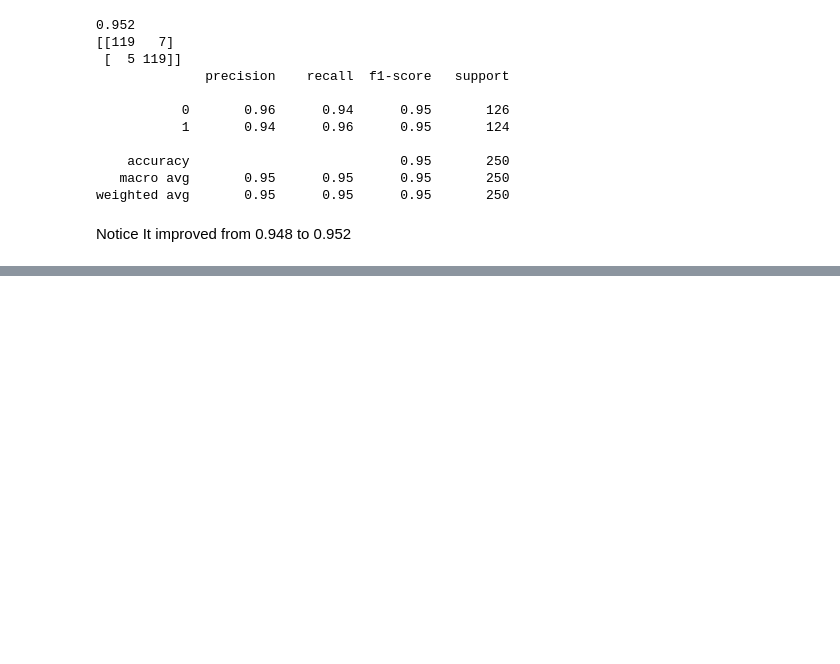
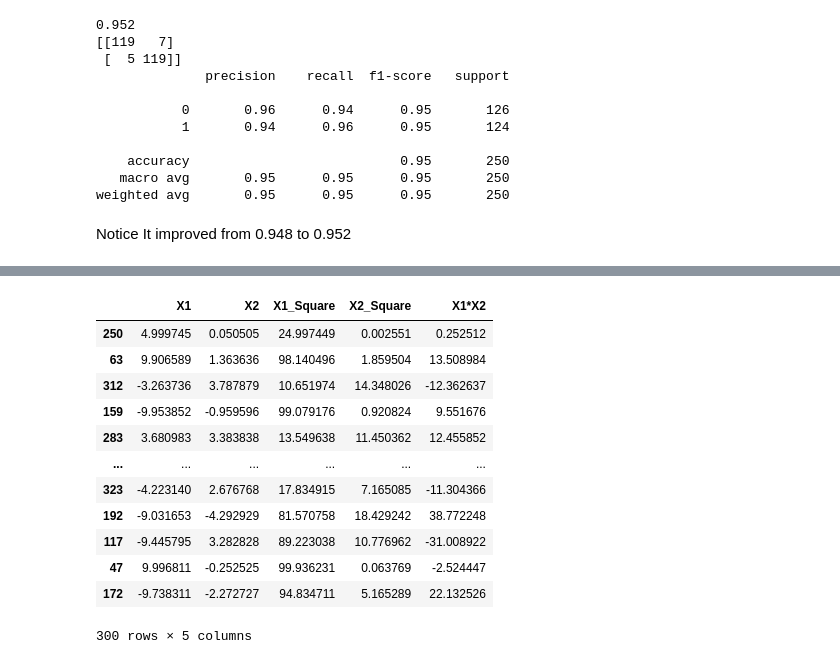
Before and after one commit to Udeani4/Machine-Learning-Course, a Jupyter notebook: machine_learning_SVM.ipynb, the cells around one changed output, grey strips where cells are left out. Cells and saved outputs as stored; diff of their text form; code cells hidden in the pictures; blank space fills up the shorter version.

```diff
--- a/machine_learning_SVM.ipynb
+++ b/machine_learning_SVM.ipynb
@@ -249,0 +373,4 @@ Notice It improved from 0.948 to 0.952
+# %%
+### Independent and Dependent features for the manual calculations
+X2=df2[['X1','X2','X1_Square','X2_Square','X1*X2']]
+y2=df2['Y']
@@ -249,0 +392,18 @@ Notice It improved from 0.948 to 0.952
+# %%
+## Run the train test split with the adjusted dataframe
+X_train2,X_test2,y_train2,y_test2=train_test_split(X2,y2,test_size=0.25,random_state=0)
+X_train2
+# %% [output]
+|  | X1 | X2 | X1_Square | X2_Square | X1*X2 |
+| 250 | 4.999745 | 0.050505 | 24.997449 | 0.002551 | 0.252512 |
+| 63 | 9.906589 | 1.363636 | 98.140496 | 1.859504 | 13.508984 |
+| 312 | -3.263736 | 3.787879 | 10.651974 | 14.348026 | -12.362637 |
+| 159 | -9.953852 | -0.959596 | 99.079176 | 0.920824 | 9.551676 |
+| 283 | 3.680983 | 3.383838 | 13.549638 | 11.450362 | 12.455852 |
+| ... | ... | ... | ... | ... | ... |
+| 323 | -4.223140 | 2.676768 | 17.834915 | 7.165085 | -11.304366 |
+| 192 | -9.031653 | -4.292929 | 81.570758 | 18.429242 | 38.772248 |
+| 117 | -9.445795 | 3.282828 | 89.223038 | 10.776962 | -31.008922 |
+| 47 | 9.996811 | -0.252525 | 99.936231 | 0.063769 | -2.524447 |
+| 172 | -9.738311 | -2.272727 | 94.834711 | 5.165289 | 22.132526 |
+300 rows × 5 columns
```
Also changed, not shown: parts of 59 cells of this notebook.
